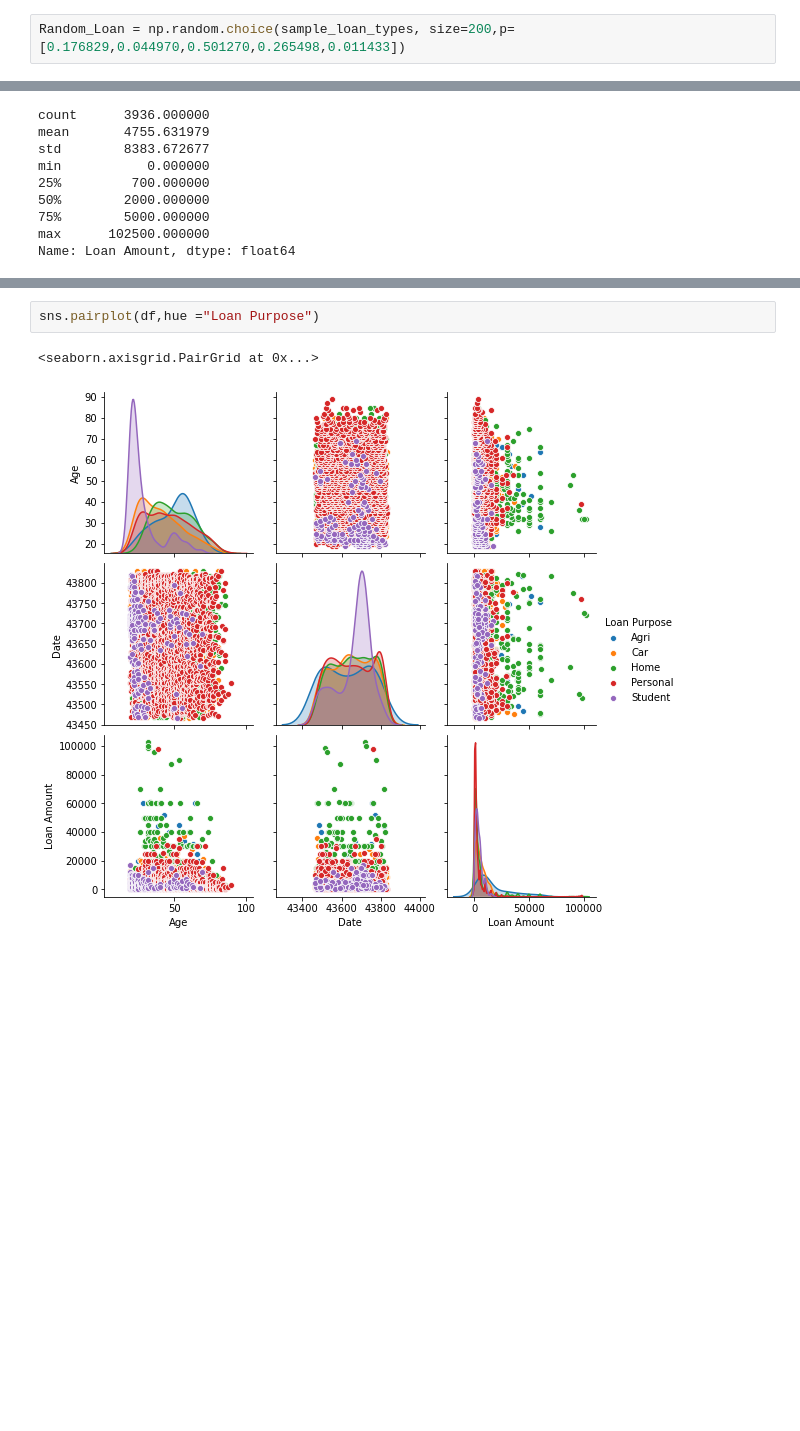
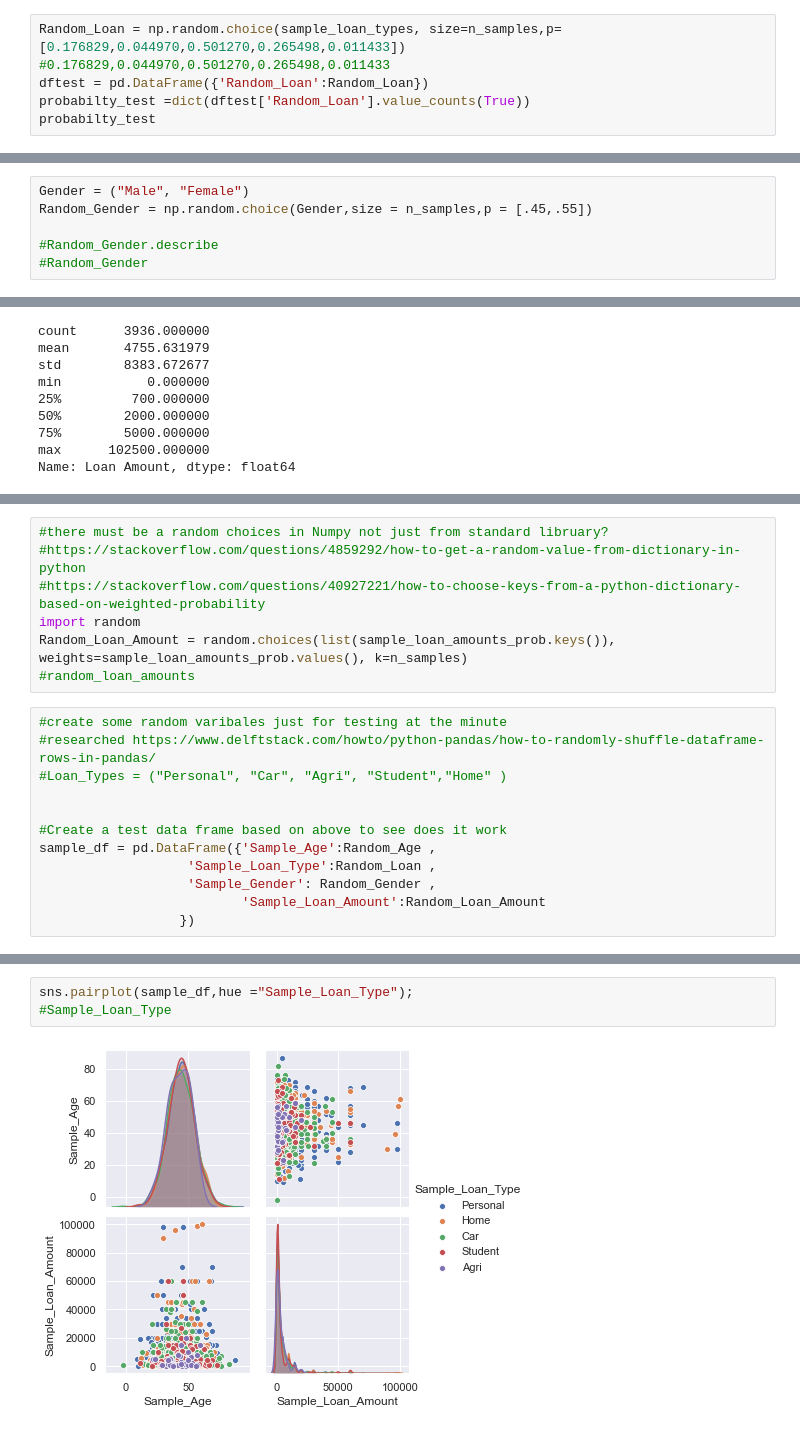
Before and after one commit to brendantipp/sem2_prog_data_analysis_project, a Jupyter notebook: product_analysis.ipynb, the cells around one changed output, grey strips where cells are left out. Drawn from its saved outputs; the diff is of its cells as text; blank space fills up the shorter version.

Commit message:
more testing with choice functiona and distributions

```diff
--- a/product_analysis.ipynb
+++ b/product_analysis.ipynb
@@ -283,4 +303,8 @@ sample_loan_types_prob
  'Student': 0.04496951219512195,
  'Agri': 0.011432926829268292}
 # %%
-Random_Loan = np.random.choice(sample_loan_types, size=200,p=[0.176829,0.044970,0.501270,0.265498,0.011433])
+Random_Loan = np.random.choice(sample_loan_types, size=n_samples,p=[0.176829,0.044970,0.501270,0.265498,0.011433])
+#0.176829,0.044970,0.501270,0.265498,0.011433
+dftest = pd.DataFrame({'Random_Loan':Random_Loan})
+probabilty_test =dict(dftest['Random_Loan'].value_counts(True))
+probabilty_test
@@ -293,3 +319,9 @@ SyntaxError: invalid syntax (<ipython-input-277-dee9e73fe59d>, line 1)
+# %%
+Gender = ("Male", "Female")
+Random_Gender = np.random.choice(Gender,size = n_samples,p = [.45,.55])
+
+#Random_Gender.describe
+#Random_Gender
 # %% [markdown]
 ## Sample Loan amounts
 # %%
@@ -329,0 +342,19 @@ random.choices(list(sample_loan_amounts_prob.keys()), weights=sample_loan_amount
+# %%
+#there must be a random choices in Numpy not just from standard libruary?
+#https://stackoverflow.com/questions/4859292/how-to-get-a-random-value-from-dictionary-in-python
+#https://stackoverflow.com/questions/40927221/how-to-choose-keys-from-a-python-dictionary-based-on-weighted-probability
+import random
+Random_Loan_Amount = random.choices(list(sample_loan_amounts_prob.keys()), weights=sample_loan_amounts_prob.values(), k=n_samples)
+#random_loan_amounts
+# %%
+#create some random varibales just for testing at the minute
+#researched https://www.delftstack.com/howto/python-pandas/how-to-randomly-shuffle-dataframe-rows-in-pandas/
+#Loan_Types = ("Personal", "Car", "Agri", "Student","Home" )
+
+
+#Create a test data frame based on above to see does it work
+sample_df = pd.DataFrame({'Sample_Age':Random_Age ,
+                   'Sample_Loan_Type':Random_Loan ,
+                   'Sample_Gender': Random_Gender ,
+                          'Sample_Loan_Amount':Random_Loan_Amount
+                  })
@@ -330,5 +378,5 @@ random.choices(list(sample_loan_amounts_prob.keys()), weights=sample_loan_amount
 # %%
-sns.pairplot(df,hue ="Loan Purpose")
+sns.pairplot(sample_df,hue ="Sample_Loan_Type");
+#Sample_Loan_Type
 # %% [output]
-<seaborn.axisgrid.PairGrid at 0x...>
-[figure, old version]
+[figure, new version]
```
Also changed, not shown: parts of 18 cells of this notebook.
